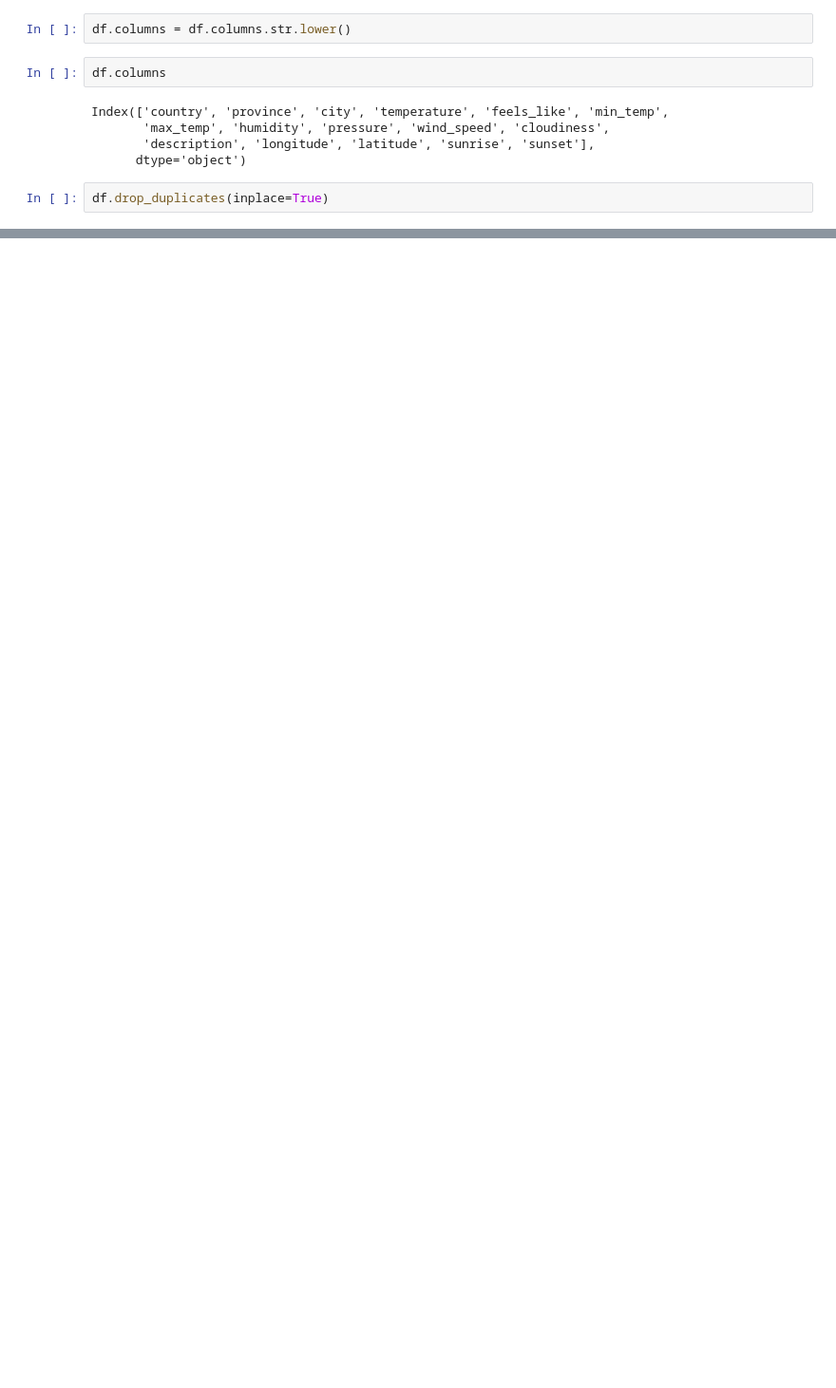
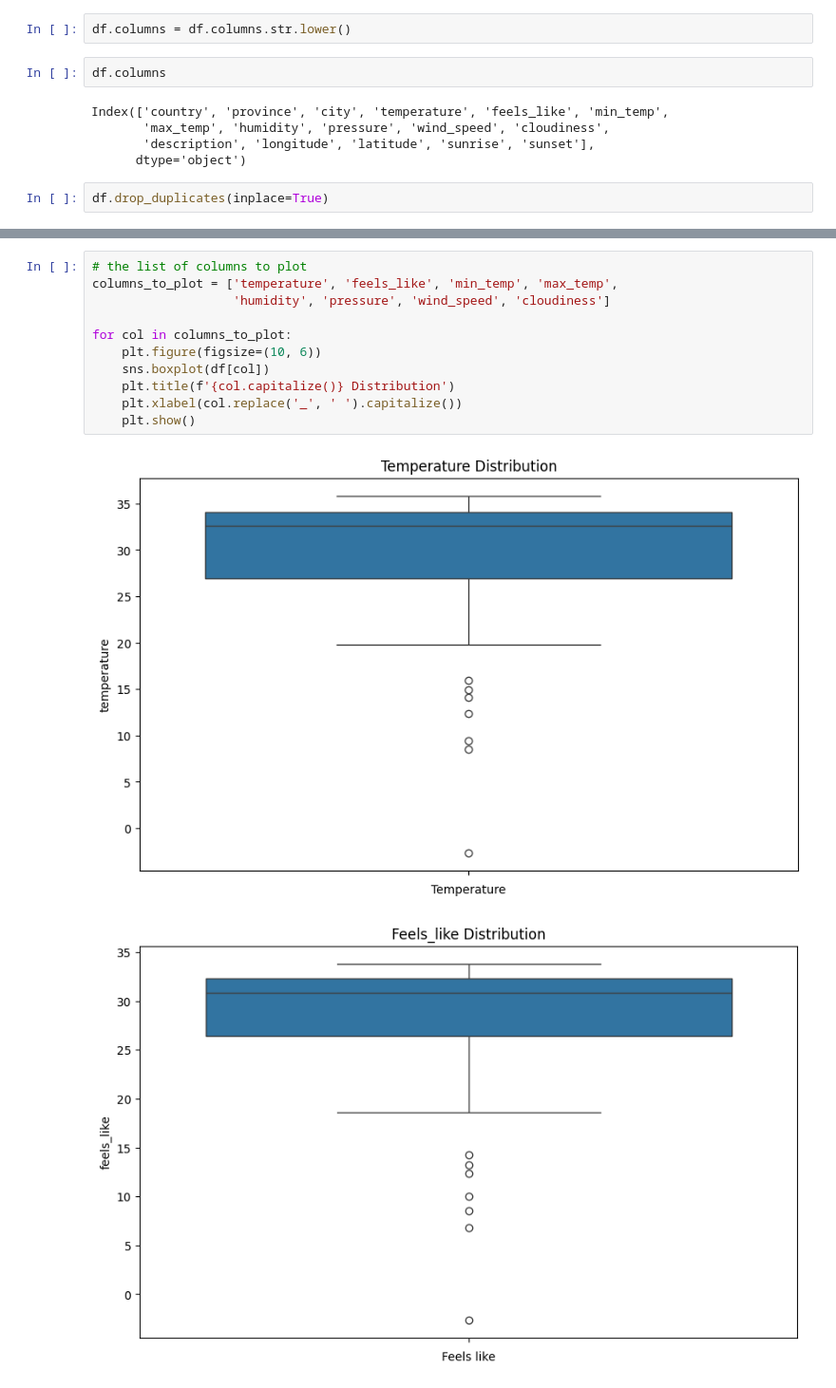
Before and after one commit to Rizwanhu/Weather-Data-Analysis-Project, a Jupyter notebook: ML_Weather_Pattren_data_analysis_Project.ipynb, the cells around one changed output, grey strips where cells are left out. Shown at 95% size. Saved outputs shown, nothing was run; the diff lists cells and outputs as text; blank space fills up the shorter version.

```diff
--- a/ML_Weather_Pattren_data_analysis_Project.ipynb
+++ b/ML_Weather_Pattren_data_analysis_Project.ipynb
@@ -454,0 +492,14 @@ plt.show()
+# %%
+# the list of columns to plot
+columns_to_plot = ['temperature', 'feels_like', 'min_temp', 'max_temp',
+                   'humidity', 'pressure', 'wind_speed', 'cloudiness']
+
+for col in columns_to_plot:
+    plt.figure(figsize=(10, 6))
+    sns.boxplot(df[col])
+    plt.title(f'{col.capitalize()} Distribution')
+    plt.xlabel(col.replace('_', ' ').capitalize())
+    plt.show()
+# %% [output]
+[figure, added]
+[figure, added]
```
Also changed, not shown: parts of 23 cells of this notebook.
